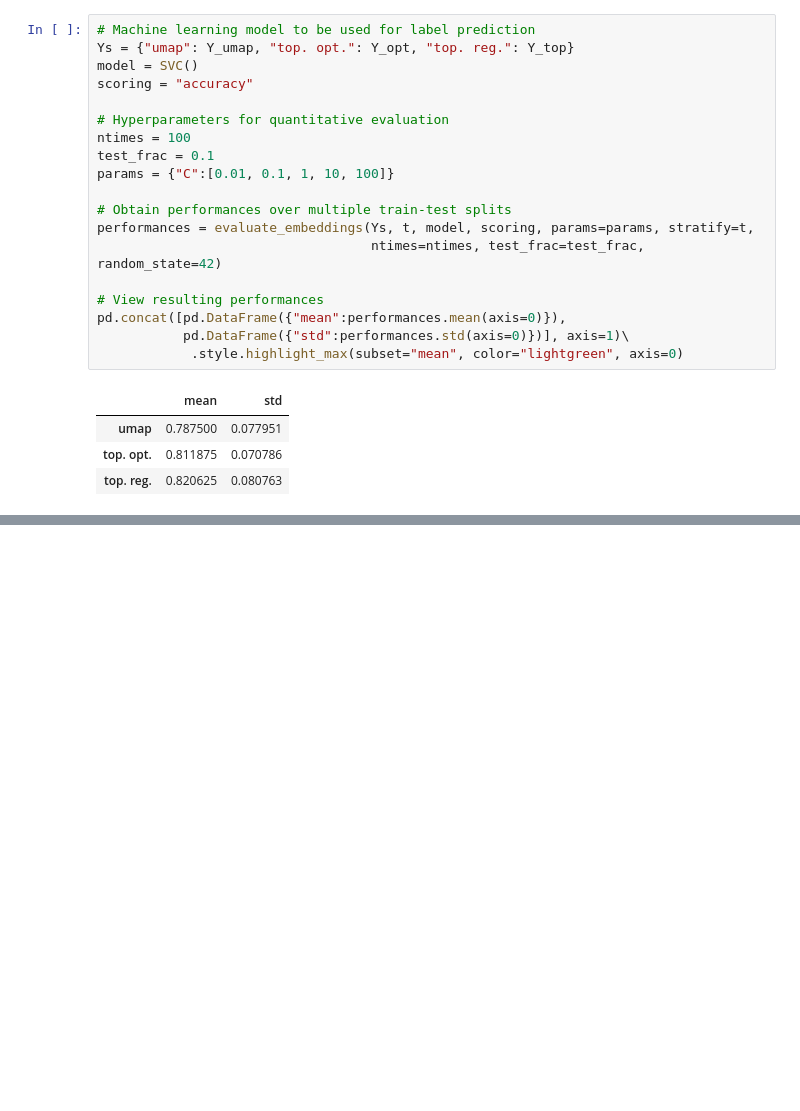
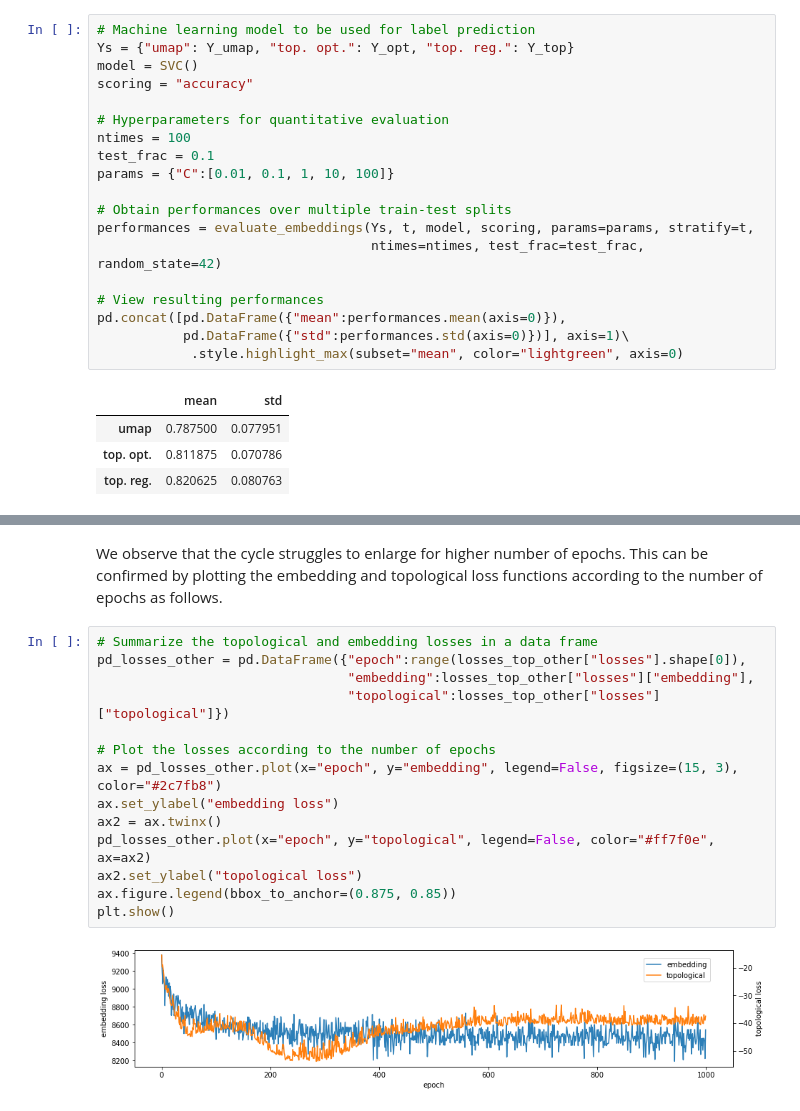
Before and after one commit to robinvndaele/topembedding, a Jupyter notebook: Experiments/CellBifurcating.ipynb, the cells around one changed output, grey strips where cells are left out. Cells and saved outputs as stored; diff of their text form; blank space fills up the shorter version.

```diff
--- a/Experiments/CellBifurcating.ipynb
+++ b/Experiments/CellBifurcating.ipynb
@@ -237,0 +382,18 @@ pd.concat([pd.DataFrame({"mean":performances.mean(axis=0)}),
+# %% [markdown]
+We observe that the cycle struggles to enlarge for higher number of epochs. This can be confirmed by plotting the embedding and topological loss functions according to the number of epochs as follows.
+# %%
+# Summarize the topological and embedding losses in a data frame
+pd_losses_other = pd.DataFrame({"epoch":range(losses_top_other["losses"].shape[0]),
+                                "embedding":losses_top_other["losses"]["embedding"],
+                                "topological":losses_top_other["losses"]["topological"]})
+
+# Plot the losses according to the number of epochs
+ax = pd_losses_other.plot(x="epoch", y="embedding", legend=False, figsize=(15, 3), color="#2c7fb8")
+ax.set_ylabel("embedding loss")
+ax2 = ax.twinx()
+pd_losses_other.plot(x="epoch", y="topological", legend=False, color="#ff7f0e", ax=ax2)
+ax2.set_ylabel("topological loss")
+ax.figure.legend(bbox_to_anchor=(0.875, 0.85))
+plt.show()
+# %% [output]
+[figure, added]
```
Also changed, not shown: parts of 11 cells of this notebook, 4 other files.
